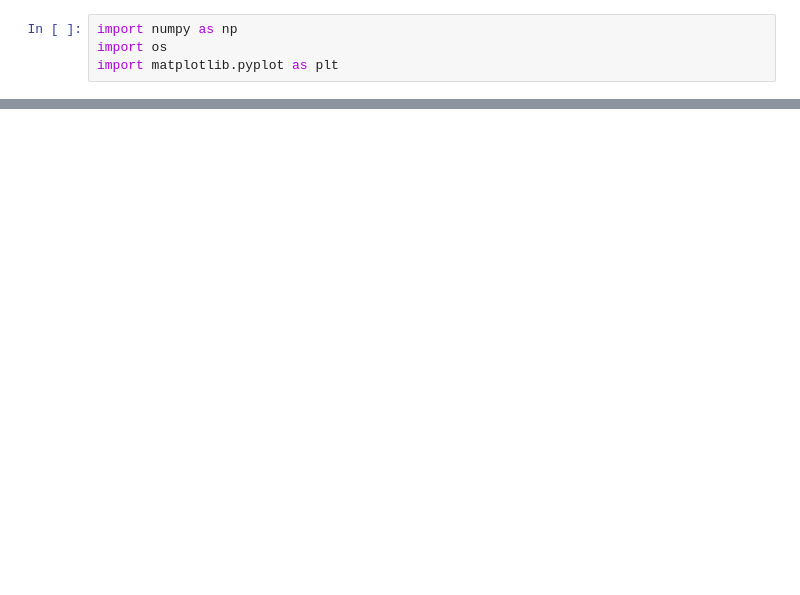
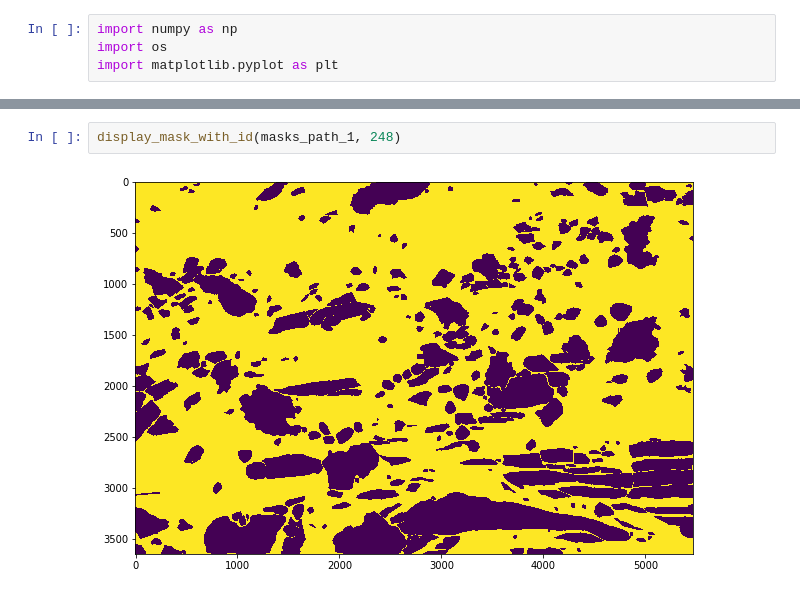
Before and after one commit to ZhiangChen/SegMo3D, a Jupyter notebook: semantic_SfM/ssfm/display_image_segmentation.ipynb, the cells around one changed output, grey strips where cells are left out. Drawn from its saved outputs; the diff is of its cells as text; blank space fills up the shorter version.

```diff
--- a/semantic_SfM/ssfm/display_image_segmentation.ipynb
+++ b/semantic_SfM/ssfm/display_image_segmentation.ipynb
@@ -380,0 +248,4 @@ ValueError: pic should not have > 4 channels. Got 6 channels.
+# %%
+display_mask_with_id(masks_path_1, 248)
+# %% [output]
+[figure, added]
```
Also changed, not shown: parts of 26 cells of this notebook, 14 other files.
